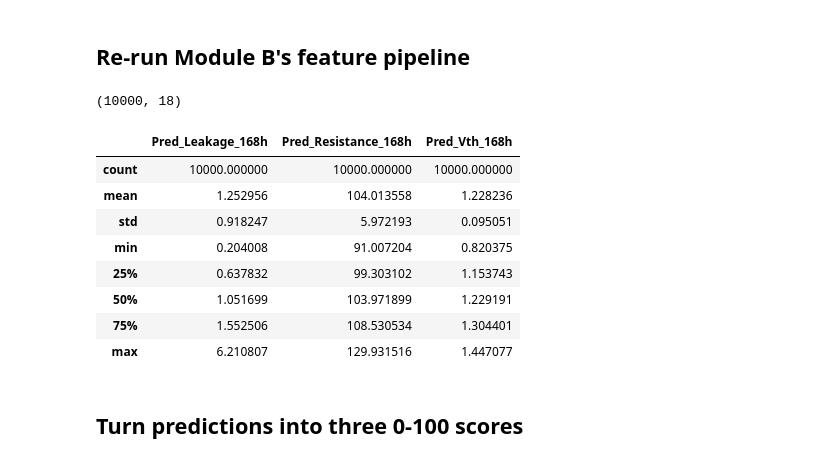
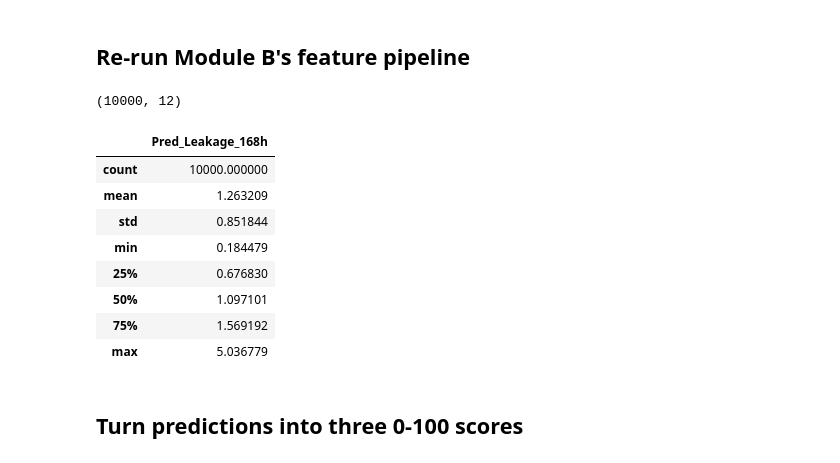
Before and after one commit to pariigdtuw2029-droid/SAGE_2026, a Jupyter notebook: notebooks/reliability_index.ipynb, the cells around one changed output. Cells and saved outputs as stored; diff of their text form; code cells hidden in the pictures.

```diff
--- a/notebooks/reliability_index.ipynb
+++ b/notebooks/reliability_index.ipynb
@@ -18,7 +306,7 @@ ANOMALY_SHAP_BUNDLE_PATH = "anomaly_shap_bundle.joblib"
 DRIFT_MODEL_PATH = "drift_prediction_models.joblib"
 SPLIT_PATH = "component_split.csv"
 
-METRICS = ['Leakage', 'Resistance', 'Vth']
+METRICS = ['Leakage']  # Resistance/Vth columns removed from the dataset
 CHECKPOINTS = ['0h', '24h', '96h', '168h']
 
 ABSOLUTE_FAIL_RISK_FLOOR = 65.0
@@ -63,69 +351,71 @@ anomaly.head()
 # %%
 feature_cols_raw = bundle['feature_cols_raw']
 
-reading_cols = [f'{m}_{cp}' for m in METRICS for cp in CHECKPOINTS]
+# Only clean checkpoints that actually exist in this input - a component still mid burn-in
+# genuinely won't have 96h/168h columns at all, not just blank values in them.
+reading_cols = [f'{m}_{cp}' for m in METRICS for cp in CHECKPOINTS if f'{m}_{cp}' in df.columns]
 for col in reading_cols:
     df.loc[df[col] < 0, col] = np.nan
 
-for cp in CHECKPOINTS:
+present_checkpoints = [cp for cp in CHECKPOINTS if f'Timestamp_{cp}' in df.columns]
+for cp in present_checkpoints:
     df[f'Timestamp_{cp}'] = pd.to_datetime(df[f'Timestamp_{cp}'], format='ISO8601')
 df['elapsed_24h'] = (df['Timestamp_24h'] - df['Timestamp_0h']).dt.total_seconds() / 3600
-df['elapsed_168h'] = (df['Timestamp_168h'] - df['Timestamp_0h']).dt.total_seconds() / 3600   # FIX (v3): needed for the safety-slope check
+
+if 'Timestamp_168h' in df.columns:
+    # historical/backtest data - the burn-in already ran, use the real elapsed time
+    df['elapsed_168h'] = (df['Timestamp_168h'] - df['Timestamp_0h']).dt.total_seconds() / 3600
+else:
+    # live data - 168h hasn't happened yet, that's what we're predicting. Use the planned
+    # burn-in duration (learned from history and saved by drift_prediction.ipynb) instead.
+    df['elapsed_168h'] = bundle.get('nominal_elapsed_168h', 168.0)
+    print(f"No Timestamp_168h in input - using nominal elapsed_168h = {df['elapsed_168h'].iloc[0]:.2f}h "
+          "(this is expected for components still mid burn-in)")
 
 df.loc[:, feature_cols_raw] = bundle['imputer'].transform(df[feature_cols_raw])
 
 df['Leakage_slope'] = (df['Leakage_24h'] - df['Leakage_0h']) / df['elapsed_24h']
-df['Resistance_slope'] = (df['Resistance_24h'] - df['Resistance_0h']) / df['elapsed_24h']
-df['Vth_slope'] = (df['Vth_24h'] - df['Vth_0h']) / df['elapsed_24h']
 
-feature_cols_num = feature_cols_raw + ['Stress_Level', 'elapsed_24h', 'Leakage_slope', 'Resistance_slope', 'Vth_slope']
+feature_cols_num = feature_cols_raw + ['Stress_Level', 'elapsed_24h', 'Leakage_slope']
 X = pd.get_dummies(df[feature_cols_num + ['Proxy_Stress', 'Part_Type']], columns=['Proxy_Stress', 'Part_Type'])
 X = X.reindex(columns=bundle['feature_columns'], fill_value=0)
 X.shape
 # %% [output]
-(10000, 18)
+(10000, 12)
 # %%
 rf_pred = bundle['rf'].predict(X)
 gb_pred = bundle['gb'].predict(X)
 stacked_raw = bundle['meta_model'].predict(np.hstack([rf_pred, gb_pred]))
 lower_raw = bundle['quantile_lower'].predict(X)
 upper_raw = bundle['quantile_upper'].predict(X)
 
 lower_raw, upper_raw = np.minimum(lower_raw, upper_raw), np.maximum(lower_raw, upper_raw)
 
 def reconstruct(raw):
     out = pd.DataFrame(index=df.index)
     out['Leakage_168h'] = np.expm1(raw[:, 1])
-    out['Resistance_168h'] = df['Resistance_24h'].values + raw[:, 3]
-    out['Vth_168h'] = df['Vth_24h'].values + raw[:, 5]
     return out
 
 point, lower, upper = reconstruct(stacked_raw), reconstruct(lower_raw), reconstruct(upper_raw)
 rf_point, gb_point = reconstruct(rf_pred), reconstruct(gb_pred)
 
 df['Pred_Leakage_168h'] = point['Leakage_168h']
-df['Pred_Resistance_168h'] = point['Resistance_168h']
-df['Pred_Vth_168h'] = point['Vth_168h']
 df['Interval_Width_Leakage'] = (upper['Leakage_168h'] - lower['Leakage_168h']).clip(lower=0)
-df['Interval_Width_Resistance'] = (upper['Resistance_168h'] - lower['Resistance_168h']).clip(lower=0)
-df['Interval_Width_Vth'] = (upper['Vth_168h'] - lower['Vth_168h']).clip(lower=0)
 
 # RF-vs-GB disagreement
 df['Disagreement_Leakage'] = (rf_point['Leakage_168h'] - gb_point['Leakage_168h']).abs()
-df['Disagreement_Resistance'] = (rf_point['Resistance_168h'] - gb_point['Resistance_168h']).abs()
-df['Disagreement_Vth'] = (rf_point['Vth_168h'] - gb_point['Vth_168h']).abs()
 
-df[['Pred_Leakage_168h','Pred_Resistance_168h','Pred_Vth_168h']].describe()
+df[['Pred_Leakage_168h']].describe()
 # %% [output]
-|  | Pred_Leakage_168h | Pred_Resistance_168h | Pred_Vth_168h |
-| count | 10000.000000 | 10000.000000 | 10000.000000 |
-| mean | 1.252956 | 104.013558 | 1.228236 |
-| std | 0.918247 | 5.972193 | 0.095051 |
-| min | 0.204008 | 91.007204 | 0.820375 |
-| 25% | 0.637832 | 99.303102 | 1.153743 |
-| 50% | 1.051699 | 103.971899 | 1.229191 |
-| 75% | 1.552506 | 108.530534 | 1.304401 |
-| max | 6.210807 | 129.931516 | 1.447077 |
+|  | Pred_Leakage_168h |
+| count | 10000.000000 |
+| mean | 1.263209 |
+| std | 0.851844 |
+| min | 0.184479 |
+| 25% | 0.676830 |
+| 50% | 1.097101 |
+| 75% | 1.569192 |
+| max | 5.036779 |
 # %% [markdown]
 ## Turn predictions into three 0-100 scores
 # %%
```
Also changed, not shown: parts of 17 cells of this notebook, 27 other files.
